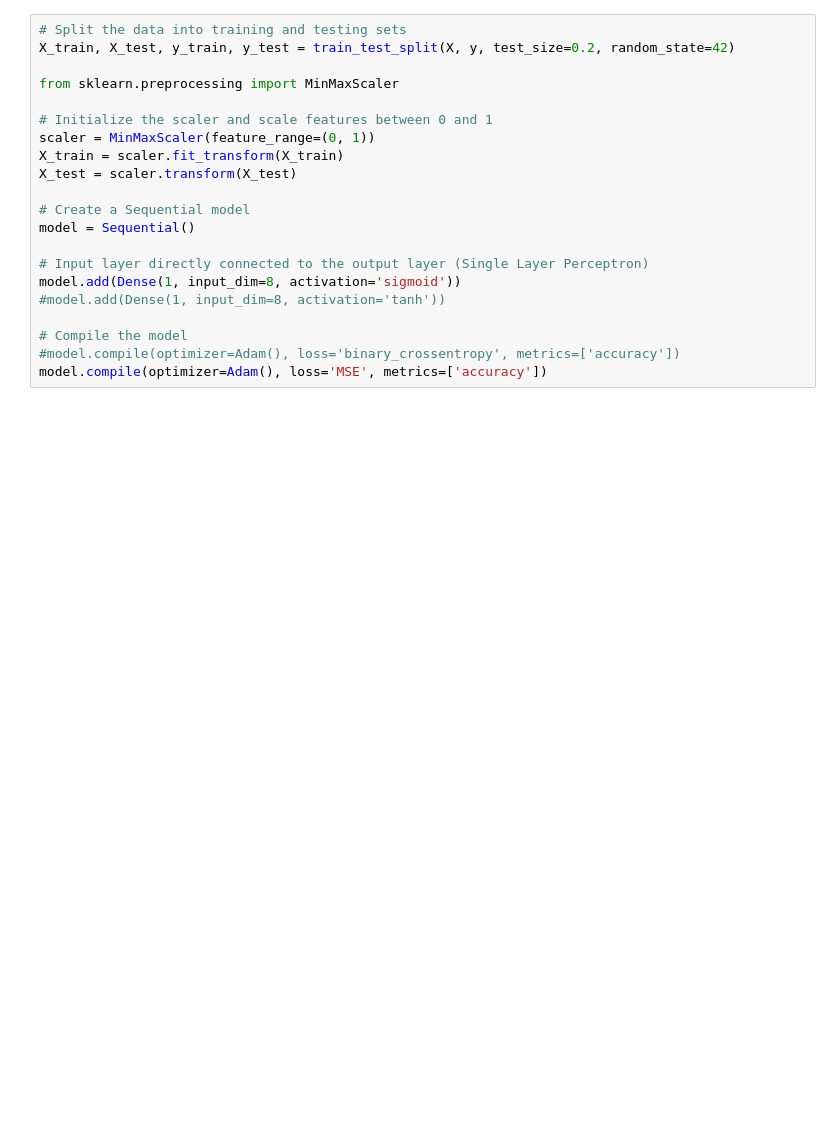
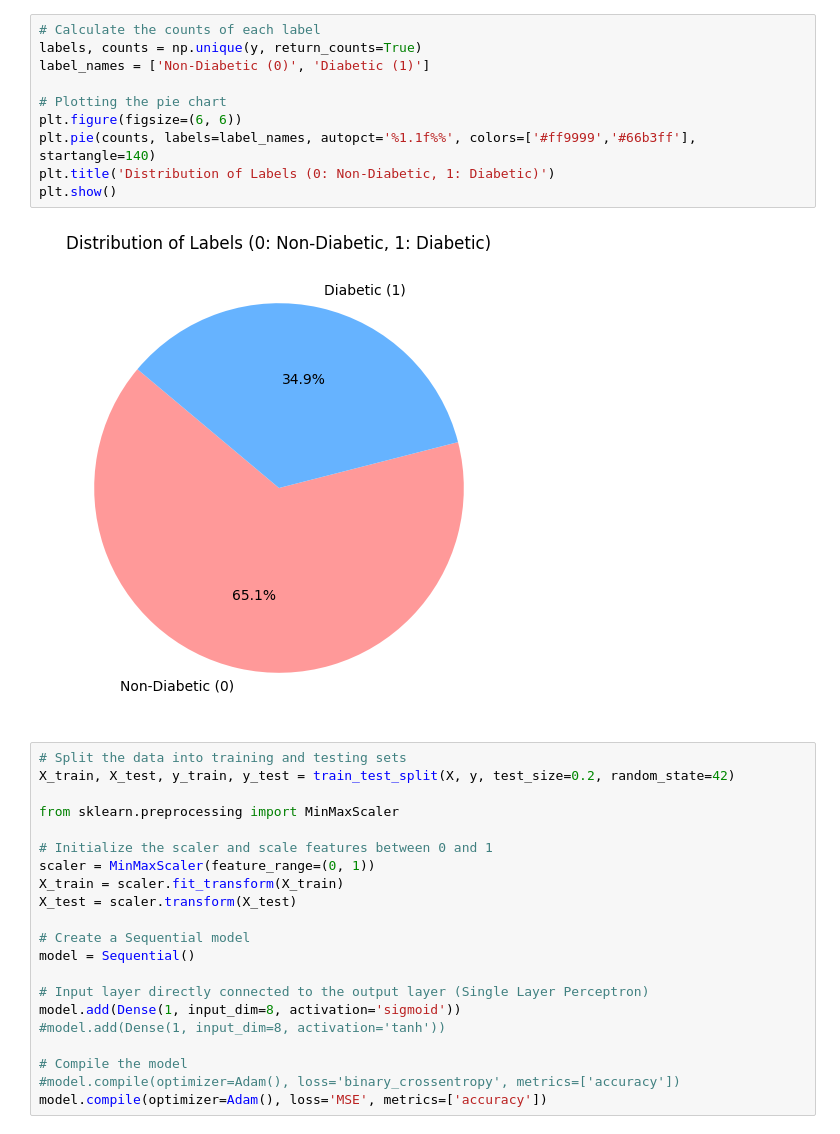
Before and after one commit to Niranjen99/Deep_Learning_Assessment_1, a Jupyter notebook: Diabetes_perceptron.ipynb, the cells around one changed output. Cells and saved outputs as stored; diff of their text form; blank space fills up the shorter version.

```diff
--- a/Diabetes_perceptron.ipynb
+++ b/Diabetes_perceptron.ipynb
@@ -29,3 +63,15 @@ y = np.where(y == -1, 1, 0)
+# %%
+# Calculate the counts of each label
+labels, counts = np.unique(y, return_counts=True)
+label_names = ['Non-Diabetic (0)', 'Diabetic (1)']
+
+# Plotting the pie chart
+plt.figure(figsize=(6, 6))
+plt.pie(counts, labels=label_names, autopct='%1.1f%%', colors=['#ff9999','#66b3ff'], startangle=140)
+plt.title('Distribution of Labels (0: Non-Diabetic, 1: Diabetic)')
+plt.show()
+# %% [output]
+[figure, added]
 # %%
 # Split the data into training and testing sets
 X_train, X_test, y_train, y_test = train_test_split(X, y, test_size=0.2, random_state=42)
```
Also changed, not shown: parts of 3 cells of this notebook.
